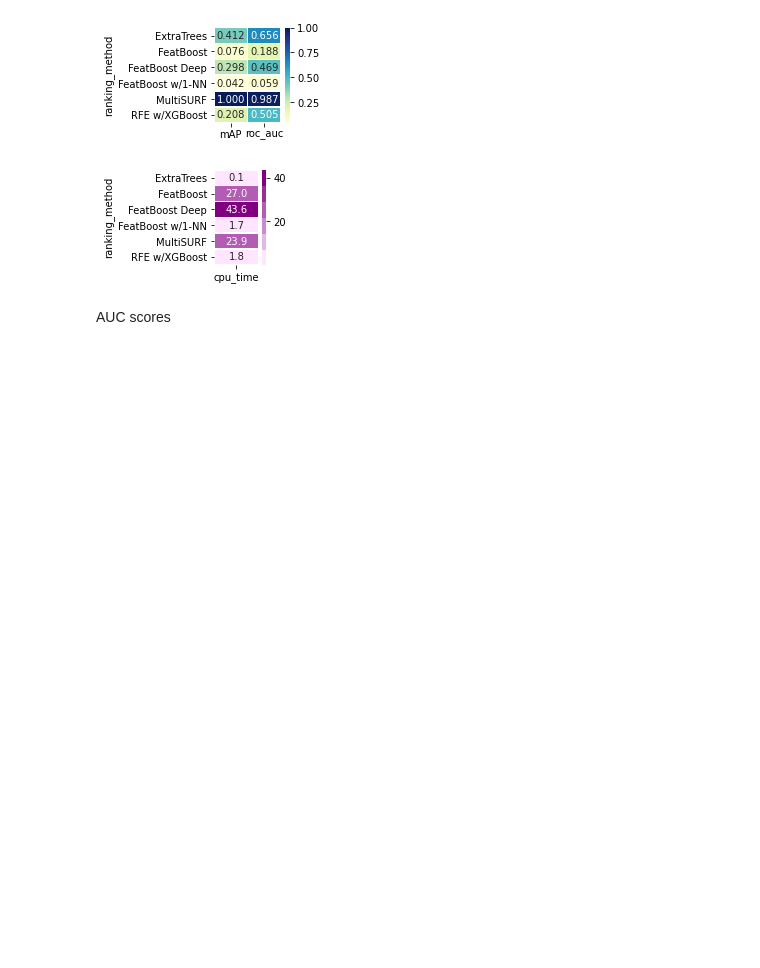
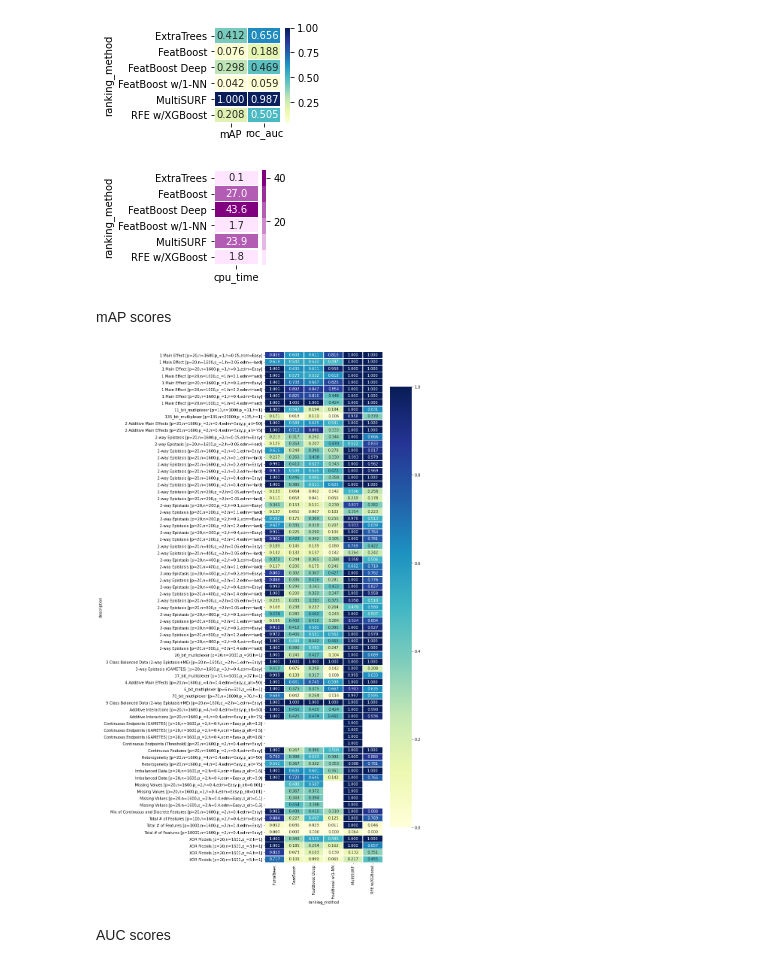
Before and after one commit to dunnkers/feature-selection, a Jupyter notebook: analysis/benchmark-20200524/stat-analysis.ipynb, the cells around one changed output. Cells and saved outputs as stored; diff of their text form; code cells hidden in the pictures; blank space fills up the shorter version.

```diff
--- a/analysis/benchmark-20200524/stat-analysis.ipynb
+++ b/analysis/benchmark-20200524/stat-analysis.ipynb
@@ -325,6 +359,21 @@ g = sns.heatmap(rectangular,\
 # %% [output]
 [figure]
 [figure]
+# %% [markdown]
+mAP scores
+# %%
+rectangular = pd.pivot_table(interpdata,\
+    values='mAP',\
+    index=['description'],\
+    columns=['ranking_method'])
+f, ax = plt.subplots(figsize=(7, 25))
+plt.yticks(rotation=0)
+plt.xticks(rotation=0)
+g = sns.heatmap(rectangular,\
+    annot=True, fmt=".3f", linewidths=.5,\
+    cmap="YlGnBu", yticklabels=True, ax=ax)
+# %% [output]
+[figure, added]
 # %% [markdown]
 AUC scores
 # %%
```
Also changed, not shown: parts of 16 cells of this notebook, 1 other file.
